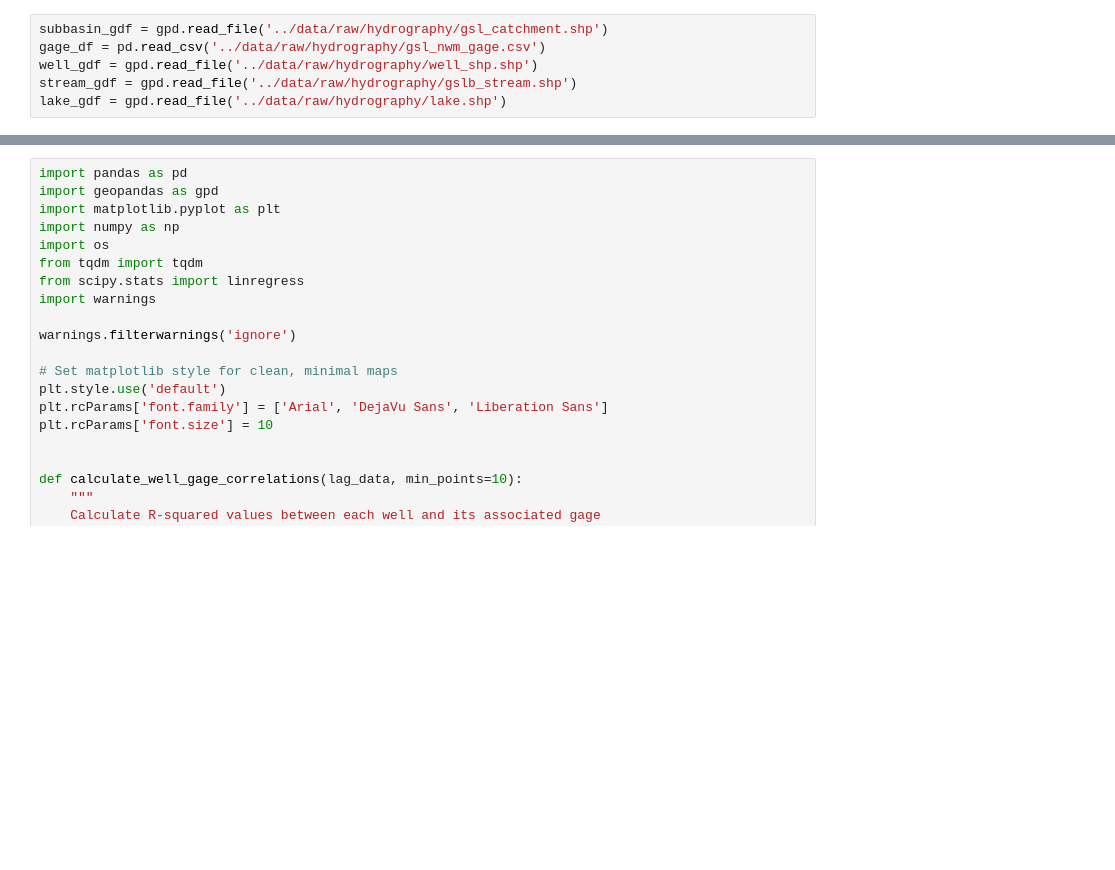
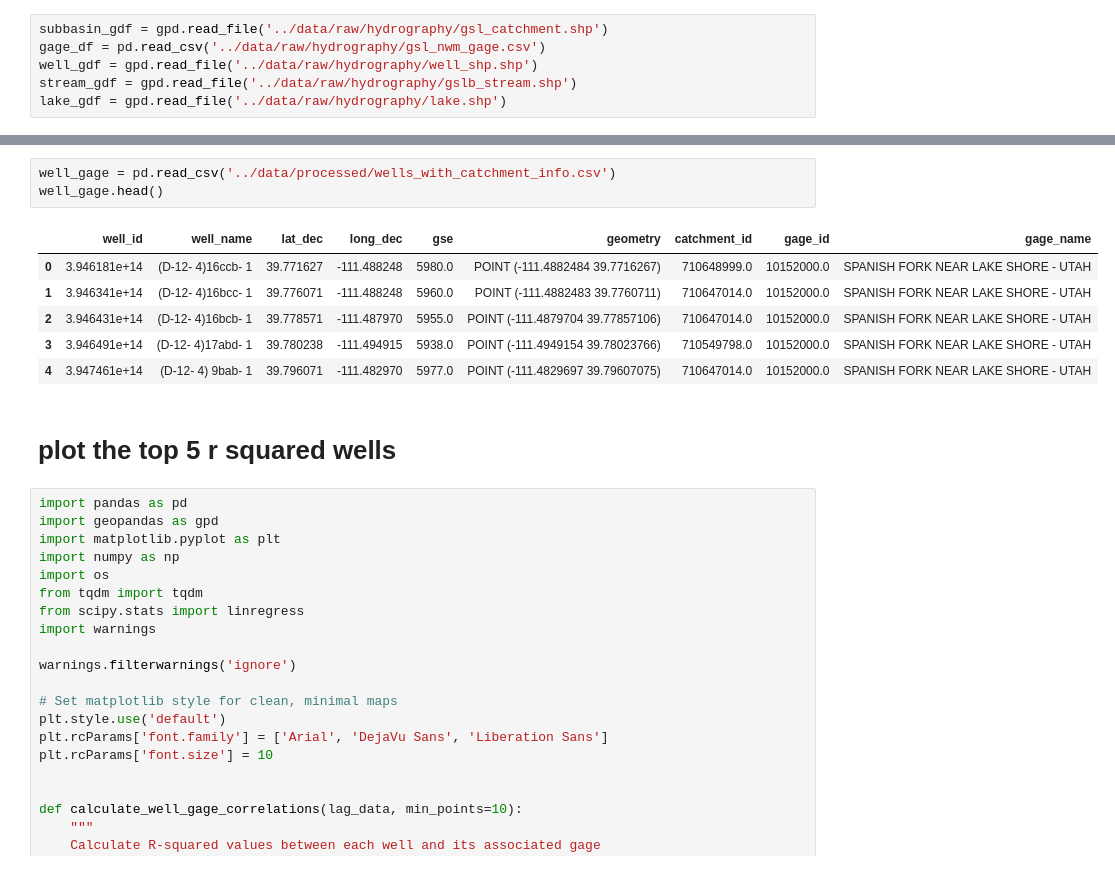
Before and after one commit to xueyil9/gwbase_clean, a Jupyter notebook: notebooks/07_mapping.ipynb, the cells around one changed output, grey strips where cells are left out. Saved outputs shown, nothing was run; the diff lists cells and outputs as text; blank space fills up the shorter version.

```diff
--- a/notebooks/07_mapping.ipynb
+++ b/notebooks/07_mapping.ipynb
@@ -26,3 +36,15 @@ reach_distances.head()
+# %%
+well_gage = pd.read_csv('../data/processed/wells_with_catchment_info.csv')
+well_gage.head()
+# %% [output]
+|  | well_id | well_name | lat_dec | long_dec | gse | geometry | catchment_id | gage_id | gage_name |
+| 0 | 3.946181e+14 | (D-12- 4)16ccb- 1 | 39.771627 | -111.488248 | 5980.0 | POINT (-111.4882484 39.7716267) | 710648999.0 | 10152000.0 | SPANISH FORK NEAR LAKE SHORE - UTAH |
+| 1 | 3.946341e+14 | (D-12- 4)16bcc- 1 | 39.776071 | -111.488248 | 5960.0 | POINT (-111.4882483 39.7760711) | 710647014.0 | 10152000.0 | SPANISH FORK NEAR LAKE SHORE - UTAH |
+| 2 | 3.946431e+14 | (D-12- 4)16bcb- 1 | 39.778571 | -111.487970 | 5955.0 | POINT (-111.4879704 39.77857106) | 710647014.0 | 10152000.0 | SPANISH FORK NEAR LAKE SHORE - UTAH |
+| 3 | 3.946491e+14 | (D-12- 4)17abd- 1 | 39.780238 | -111.494915 | 5938.0 | POINT (-111.4949154 39.78023766) | 710549798.0 | 10152000.0 | SPANISH FORK NEAR LAKE SHORE - UTAH |
+| 4 | 3.947461e+14 | (D-12- 4) 9bab- 1 | 39.796071 | -111.482970 | 5977.0 | POINT (-111.4829697 39.79607075) | 710647014.0 | 10152000.0 | SPANISH FORK NEAR LAKE SHORE - UTAH |
+# %% [markdown]
+# plot the top 5 r squared wells
 # %%
 import pandas as pd
 import geopandas as gpd
```
Also changed, not shown: parts of 9 cells of this notebook.
